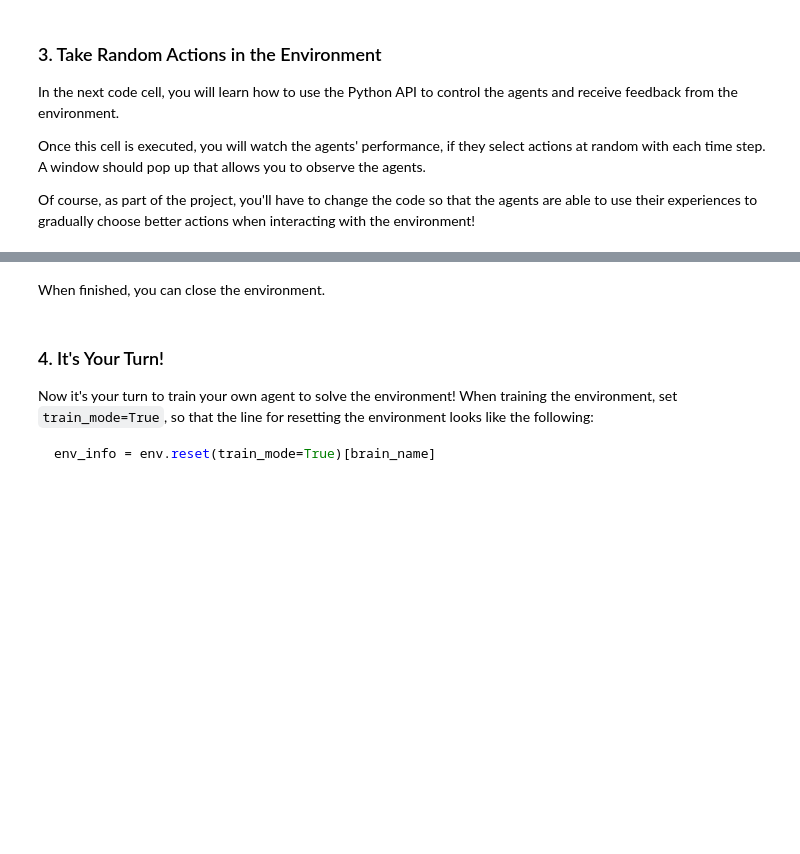
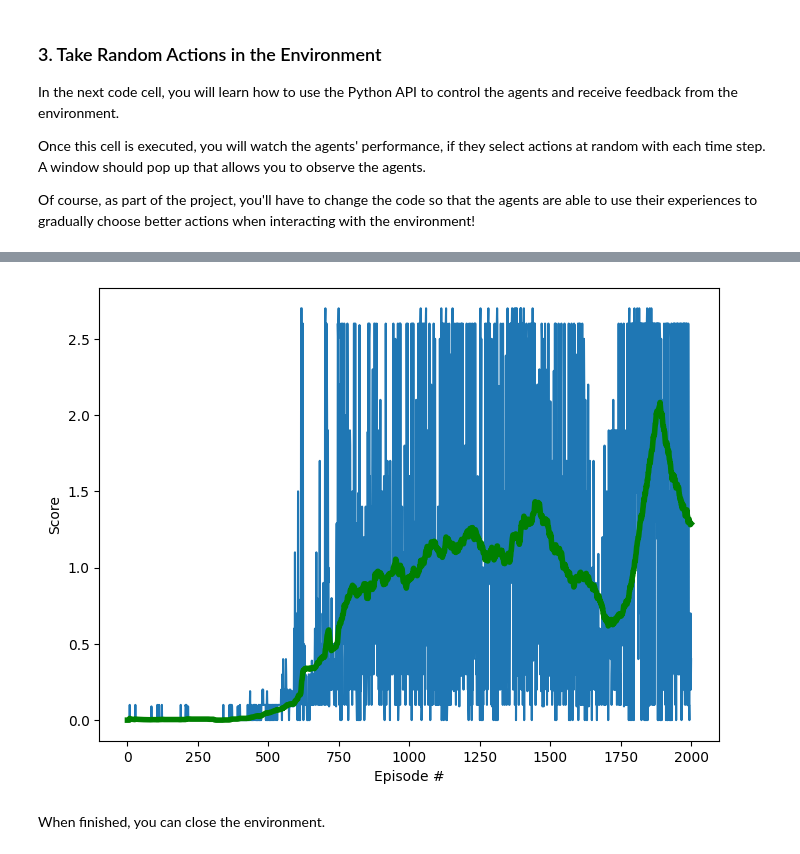
Before and after one commit to salviosage/Deep_R_Learning, a Jupyter notebook: p3_collab-compet/Tennis.ipynb, the cells around one changed output, grey strips where cells are left out. Saved outputs shown, nothing was run; the diff lists cells and outputs as text; code cells hidden in the pictures; blank space fills up the shorter version.

````diff
--- a/p3_collab-compet/Tennis.ipynb
+++ b/p3_collab-compet/Tennis.ipynb
@@ -124,0 +255,32 @@ Score (max over agents) from episode 5: 0.0
+# %%
+agent = Agent(
+    state_size = state_size,
+    action_size = action_size,
+    num_agents = num_agents,
+    random_seed = 0,
+    buffer_size = int(1e6),
+    batch_size = 512,
+    lr_actor = 1e-3,
+    lr_critic = 2e-3,
+    noise_theta = 0.12,
+    noise_sigma = 0.07,
+    actor_fc1 = 164,
+    actor_fc2 = 100,
+    critic_fc1 = 164,
+    critic_fc2 = 100,
+    update_every = 15,
+    num_updates = 12)
+# %%
+
+max_scores, avg_max_scores = ddpg(
+    agent,
+    n_episodes = 2000,
+    max_t = 1000,
+    gamma = 0.95,
+    gamma_final = 0.99,
+    gamma_rate = 0.02,
+    tau = 0.008,
+    tau_final = 0.001,
+    tau_rate = 0.002,
+    noise_scale = 1
+)
@@ -125,11 +305,17 @@ Score (max over agents) from episode 5: 0.0
+# %%
+import matplotlib.pyplot as plt
+
+
+fig = plt.figure(figsize=(8, 6), dpi=100)
+
+plt.plot(np.arange(1, len(max_scores)+1), max_scores)
+plt.plot(np.arange(1, len(max_scores)+1), avg_max_scores, 'g',linewidth=4, label='avg')
+plt.ylabel('Score')
+plt.xlabel('Episode #')
+plt.show()
+# %% [output]
+[figure, added]
 # %% [markdown]
 When finished, you can close the environment.
 # %%
 env.close()
-# %% [markdown]
-### 4. It's Your Turn!
-
-Now it's your turn to train your own agent to solve the environment!  When training the environment, set `train_mode=True`, so that the line for resetting the environment looks like the following:
-```python
-env_info = env.reset(train_mode=True)[brain_name]
-```
````
Also changed, not shown: parts of 6 cells of this notebook, 10 other files.
